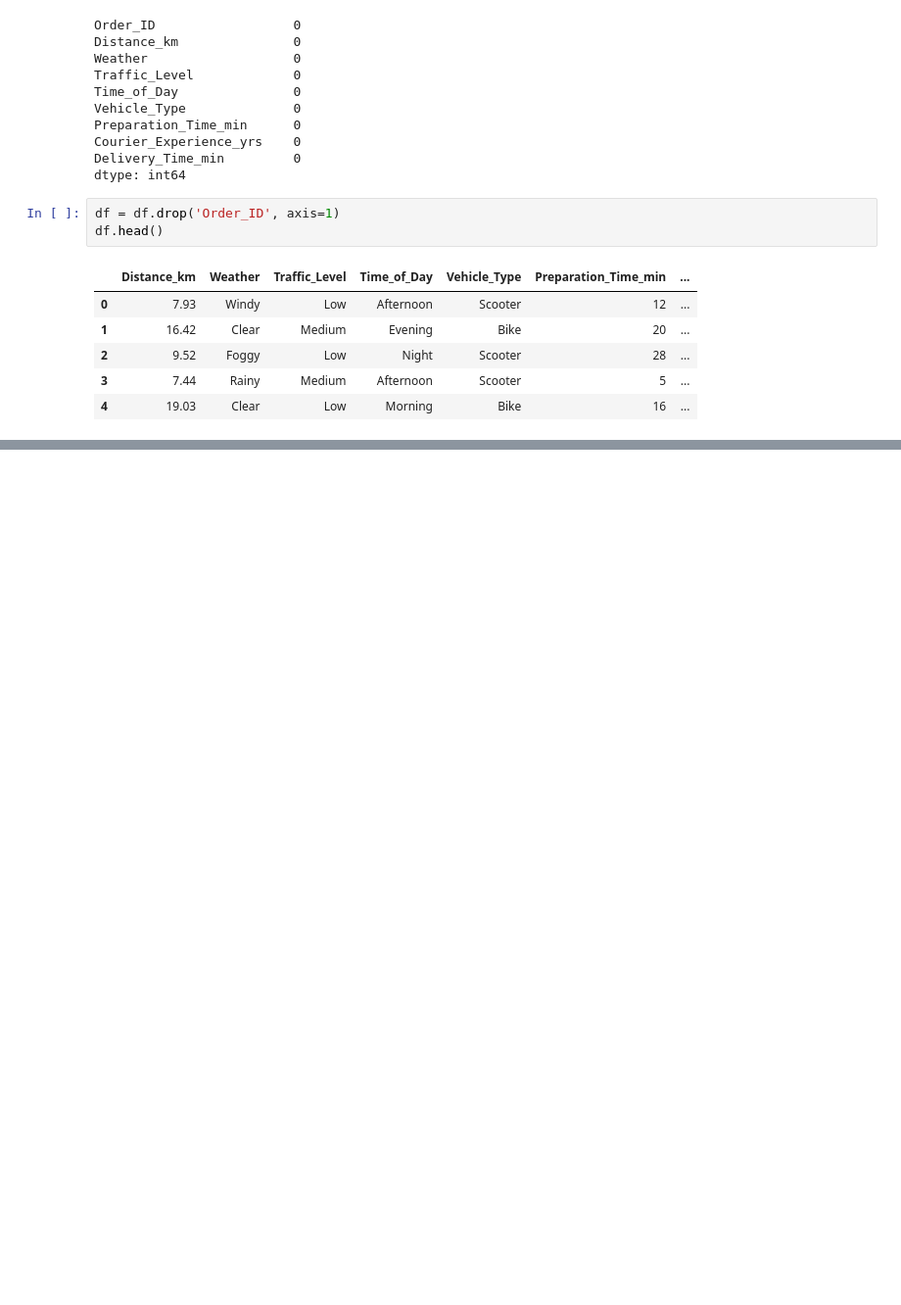
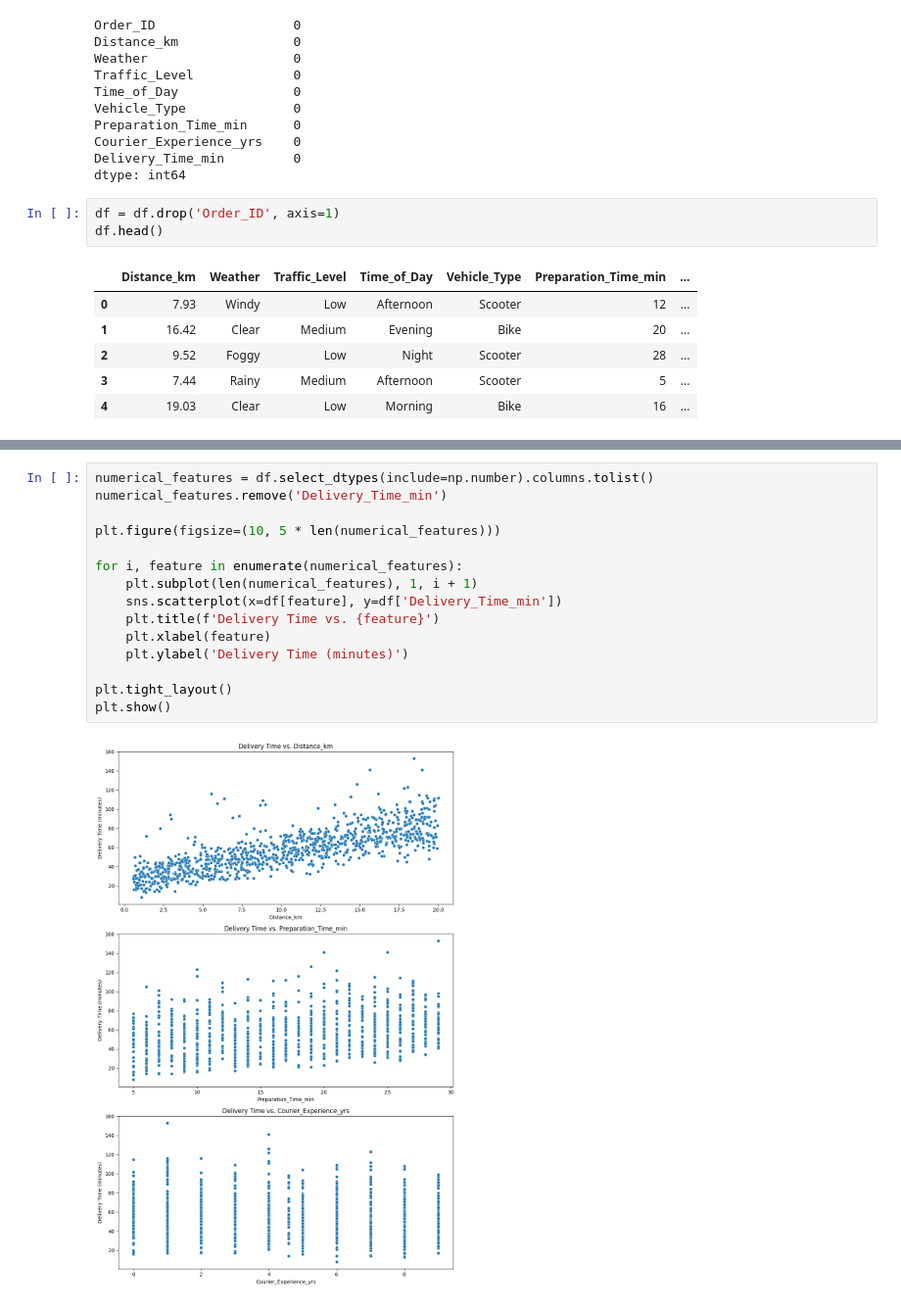
Before and after one commit to coder-priyanka01/Machine-Learning, a Jupyter notebook: Random_Forest.ipynb, the cells around one changed output, grey strips where cells are left out. Shown at 98% size. Drawn from its saved outputs; the diff is of its cells as text; blank space fills up the shorter version.

```diff
--- a/Random_Forest.ipynb
+++ b/Random_Forest.ipynb
@@ -58,0 +85,17 @@ df.head()
+# %%
+numerical_features = df.select_dtypes(include=np.number).columns.tolist()
+numerical_features.remove('Delivery_Time_min')
+
+plt.figure(figsize=(10, 5 * len(numerical_features)))
+
+for i, feature in enumerate(numerical_features):
+    plt.subplot(len(numerical_features), 1, i + 1)
+    sns.scatterplot(x=df[feature], y=df['Delivery_Time_min'])
+    plt.title(f'Delivery Time vs. {feature}')
+    plt.xlabel(feature)
+    plt.ylabel('Delivery Time (minutes)')
+
+plt.tight_layout()
+plt.show()
+# %% [output]
+[figure, added]
```
Also changed, not shown: parts of 4 cells of this notebook.
